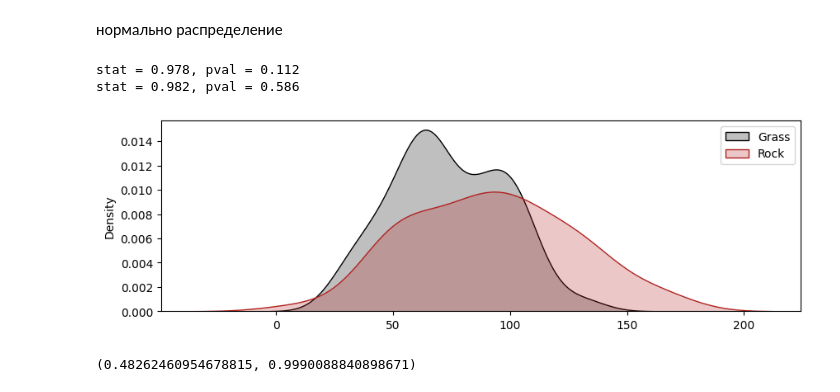
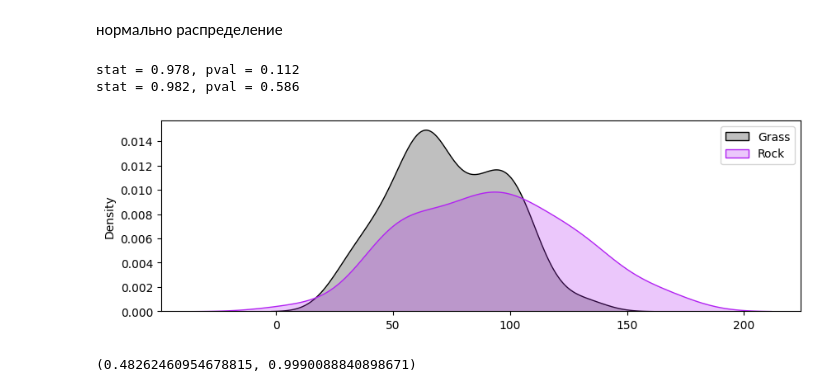
Before and after one commit to archimage-wiz/DS_PythonStat_Hw_AB_Test, a Jupyter notebook: Dz_Notebook_pokemons.ipynb, the cells around one changed output. Drawn from its saved outputs; the diff is of its cells as text; code cells hidden in the pictures.

```diff
--- a/Dz_Notebook_pokemons.ipynb
+++ b/Dz_Notebook_pokemons.ipynb
@@ -101,19 +103,19 @@ data_rock = z1df[z1df["Class"] == "Rock"]["Attack"].values
 # %%
 stat, pval = st.shapiro(data_grass)
 print("stat = %.3f, pval = %.3f" % (stat, pval))
 
 stat, pval = st.shapiro(data_rock)
 print("stat = %.3f, pval = %.3f" % (stat, pval))
 
 plt.figure(figsize=(10,3))
 sns.kdeplot(data_grass, label="Grass", fill = True, color = '#000000')
-sns.kdeplot(data_rock, label="Rock", fill = True, color = '#B22222')
+sns.kdeplot(data_rock, label="Rock", fill = True, color = '#B222F2')
 plt.legend()
 plt.show()
 # %% [output]
 stat = 0.978, pval = 0.112
 stat = 0.982, pval = 0.586
-[figure, old version]
+[figure, new version]
 # %%
 # define F-test function
 def f_test(x, y):
```
Also changed, not shown: parts of 18 cells of this notebook, 1 other file.
